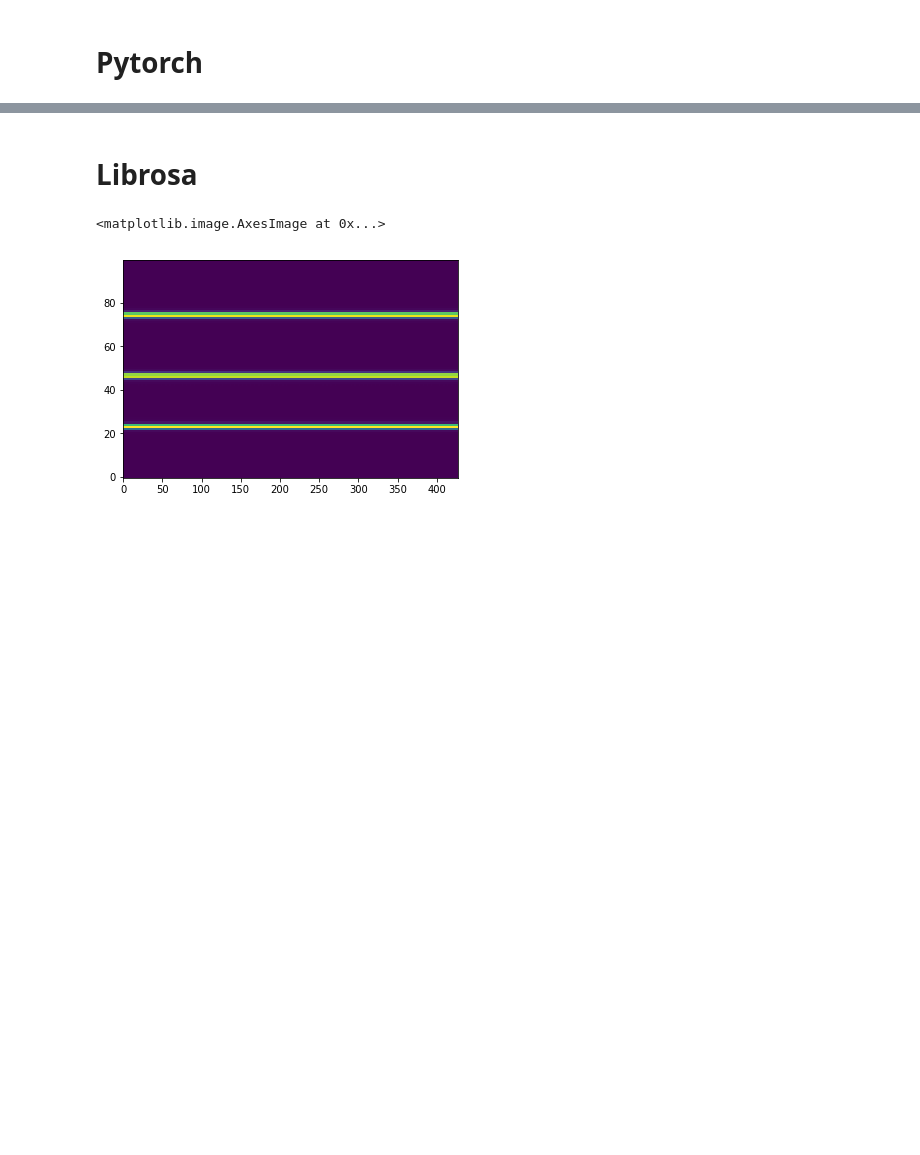
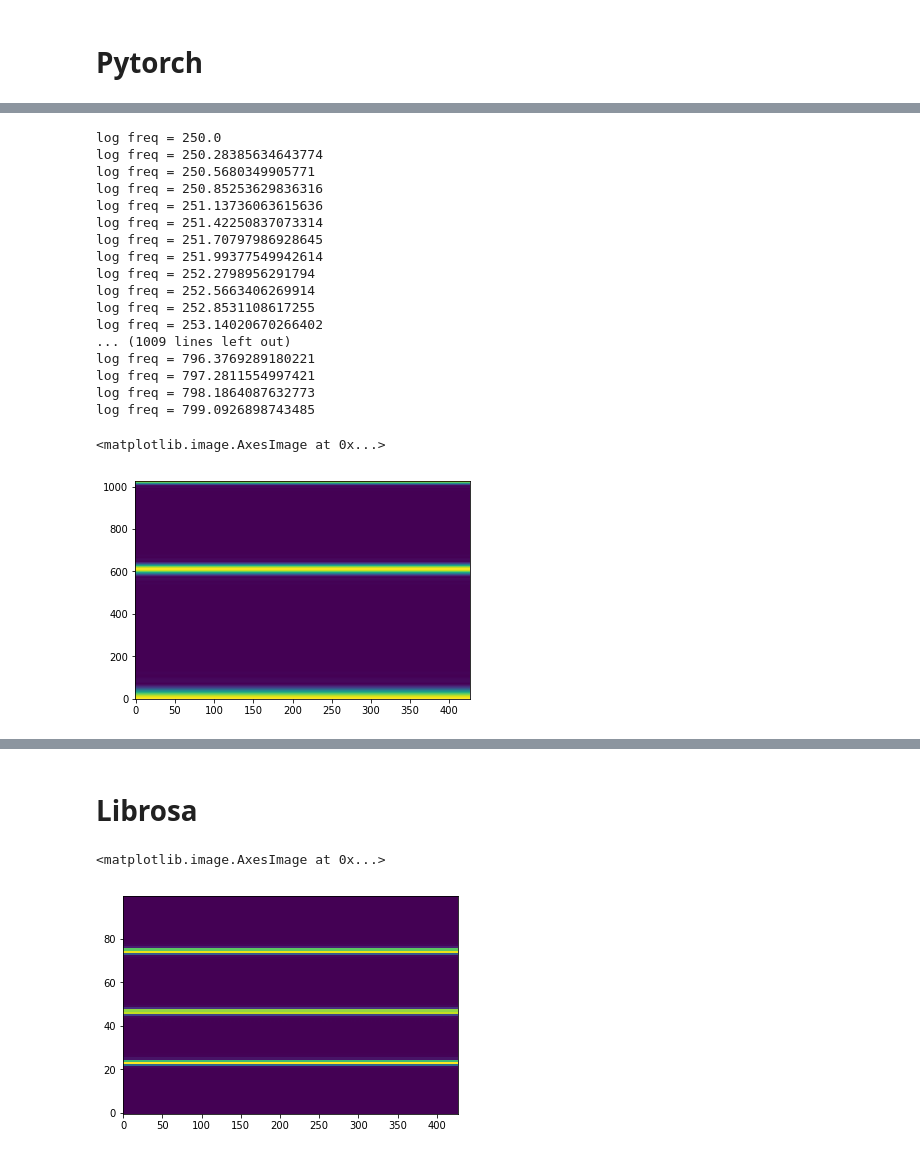
Before and after one commit to KinWaiCheuk/nnAudio, a Jupyter notebook: Spectrogram.ipynb, the cells around one changed output, grey strips where cells are left out. Cells and saved outputs as stored; diff of their text form; code cells hidden in the pictures; blank space fills up the shorter version.

```diff
--- a/Spectrogram.ipynb
+++ b/Spectrogram.ipynb
@@ -19 +46,26 @@ bin_max = 100
+# %%
+spec_layer = Spectrogram.STFT(hop_length=512, n_fft=2048,center=False, window='hann'
+                                    , freq_scale='log', low=250, high=800)
+spec = spec_layer(torch.tensor(x))
+plt.imshow(spec[0].numpy(), aspect='auto', origin='lower')
+# %% [output]
+log freq = 250.0
+log freq = 250.28385634643774
+log freq = 250.5680349905771
+log freq = 250.85253629836316
+log freq = 251.13736063615636
+log freq = 251.42250837073314
+log freq = 251.70797986928645
+log freq = 251.99377549942614
+log freq = 252.2798956291794
+log freq = 252.5663406269914
+log freq = 252.8531108617255
+log freq = 253.14020670266402
+... (1009 lines left out)
+log freq = 796.3769289180221
+log freq = 797.2811554997421
+log freq = 798.1864087632773
+log freq = 799.0926898743485
+<matplotlib.image.AxesImage at 0x...>
+[figure, added]
 # %%
```
Also changed, not shown: parts of 5 cells of this notebook, 14 other files.
